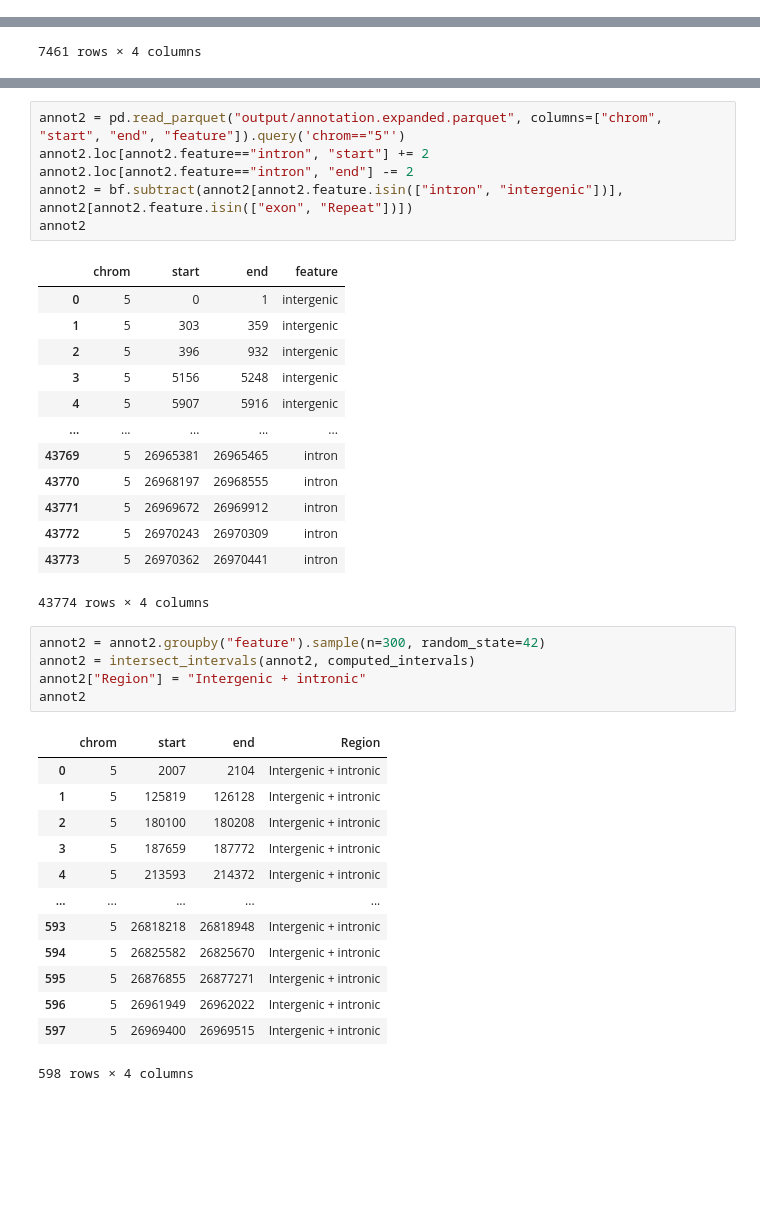
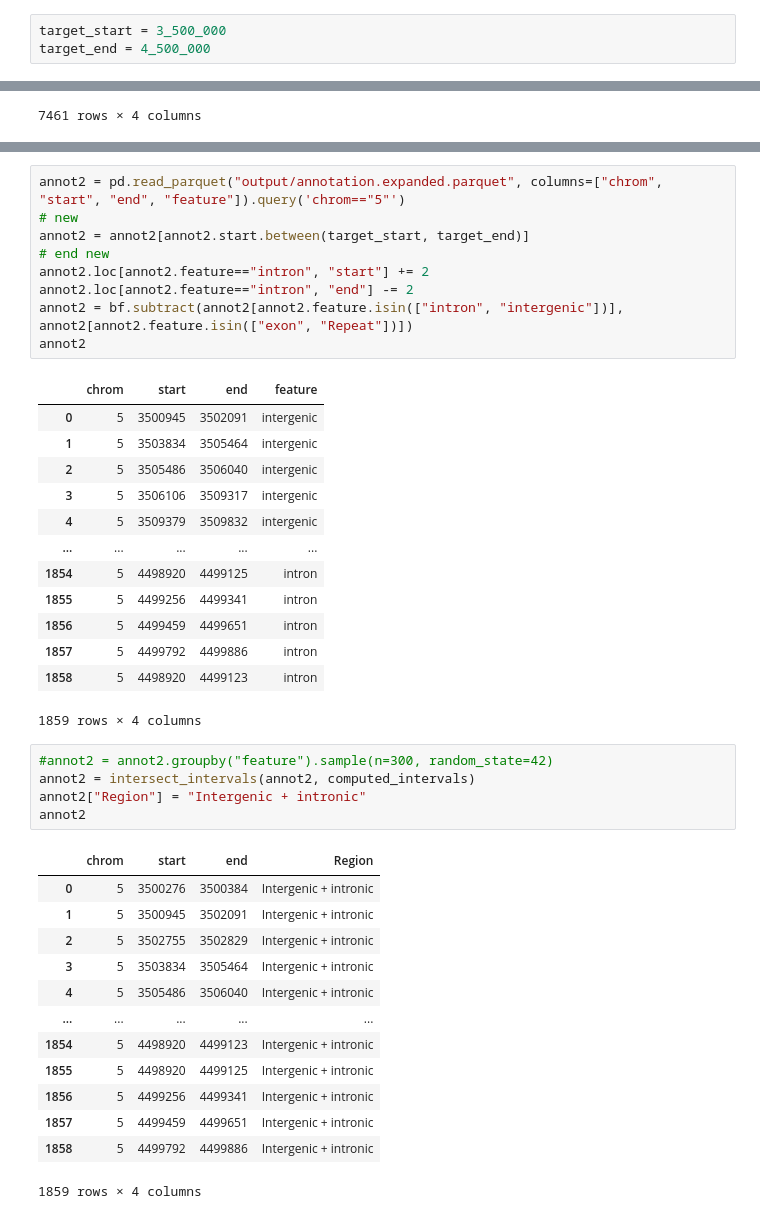
Before and after one commit to songlab-cal/gpn, a Jupyter notebook: analysis/arabidopsis/motif_perplexity.ipynb, the cells around one changed output, grey strips where cells are left out. Cells and saved outputs as stored; diff of their text form; blank space fills up the shorter version.

```diff
--- a/analysis/arabidopsis/motif_perplexity.ipynb
+++ b/analysis/arabidopsis/motif_perplexity.ipynb
@@ -12,6 +12,9 @@ tqdm.pandas()
 
 from gpn.define_intervals import intersect_intervals
 from gpn.utils import Genome, load_table
+# %%
+target_start = 3_500_000
+target_end = 4_500_000
 # %% [markdown]
 ## Loading GPN probabilities
 # %%
@@ -250,42 +332,45 @@ stop_codons
 # %%
 annot2 = pd.read_parquet("output/annotation.expanded.parquet", columns=["chrom", "start", "end", "feature"]).query('chrom=="5"')
+# new
+annot2 = annot2[annot2.start.between(target_start, target_end)]
+# end new
 annot2.loc[annot2.feature=="intron", "start"] += 2
 annot2.loc[annot2.feature=="intron", "end"] -= 2
 annot2 = bf.subtract(annot2[annot2.feature.isin(["intron", "intergenic"])], annot2[annot2.feature.isin(["exon", "Repeat"])])
 annot2
 # %% [output]
 |  | chrom | start | end | feature |
-| 0 | 5 | 0 | 1 | intergenic |
-| 1 | 5 | 303 | 359 | intergenic |
-| 2 | 5 | 396 | 932 | intergenic |
-| 3 | 5 | 5156 | 5248 | intergenic |
-| 4 | 5 | 5907 | 5916 | intergenic |
+| 0 | 5 | 3500945 | 3502091 | intergenic |
+| 1 | 5 | 3503834 | 3505464 | intergenic |
+| 2 | 5 | 3505486 | 3506040 | intergenic |
+| 3 | 5 | 3506106 | 3509317 | intergenic |
+| 4 | 5 | 3509379 | 3509832 | intergenic |
 | ... | ... | ... | ... | ... |
-| 43769 | 5 | 26965381 | 26965465 | intron |
-| 43770 | 5 | 26968197 | 26968555 | intron |
-| 43771 | 5 | 26969672 | 26969912 | intron |
-| 43772 | 5 | 26970243 | 26970309 | intron |
-| 43773 | 5 | 26970362 | 26970441 | intron |
+| 1854 | 5 | 4498920 | 4499125 | intron |
+| 1855 | 5 | 4499256 | 4499341 | intron |
+| 1856 | 5 | 4499459 | 4499651 | intron |
+| 1857 | 5 | 4499792 | 4499886 | intron |
+| 1858 | 5 | 4498920 | 4499123 | intron |
-43774 rows × 4 columns
+1859 rows × 4 columns
 # %%
-annot2 = annot2.groupby("feature").sample(n=300, random_state=42)
+#annot2 = annot2.groupby("feature").sample(n=300, random_state=42)
 annot2 = intersect_intervals(annot2, computed_intervals)
 annot2["Region"] = "Intergenic + intronic"
 annot2
 # %% [output]
 |  | chrom | start | end | Region |
-| 0 | 5 | 2007 | 2104 | Intergenic + intronic |
-| 1 | 5 | 125819 | 126128 | Intergenic + intronic |
-| 2 | 5 | 180100 | 180208 | Intergenic + intronic |
-| 3 | 5 | 187659 | 187772 | Intergenic + intronic |
-| 4 | 5 | 213593 | 214372 | Intergenic + intronic |
+| 0 | 5 | 3500276 | 3500384 | Intergenic + intronic |
+| 1 | 5 | 3500945 | 3502091 | Intergenic + intronic |
+| 2 | 5 | 3502755 | 3502829 | Intergenic + intronic |
+| 3 | 5 | 3503834 | 3505464 | Intergenic + intronic |
+| 4 | 5 | 3505486 | 3506040 | Intergenic + intronic |
 | ... | ... | ... | ... | ... |
-| 593 | 5 | 26818218 | 26818948 | Intergenic + intronic |
-| 594 | 5 | 26825582 | 26825670 | Intergenic + intronic |
-| 595 | 5 | 26876855 | 26877271 | Intergenic + intronic |
-| 596 | 5 | 26961949 | 26962022 | Intergenic + intronic |
-| 597 | 5 | 26969400 | 26969515 | Intergenic + intronic |
+| 1854 | 5 | 4498920 | 4499123 | Intergenic + intronic |
+| 1855 | 5 | 4498920 | 4499125 | Intergenic + intronic |
+| 1856 | 5 | 4499256 | 4499341 | Intergenic + intronic |
+| 1857 | 5 | 4499459 | 4499651 | Intergenic + intronic |
+| 1858 | 5 | 4499792 | 4499886 | Intergenic + intronic |
-598 rows × 4 columns
+1859 rows × 4 columns
 # %%
 (annot2.end-annot2.start).sum()
 # %% [output]
```
Also changed, not shown: parts of 19 cells of this notebook.
